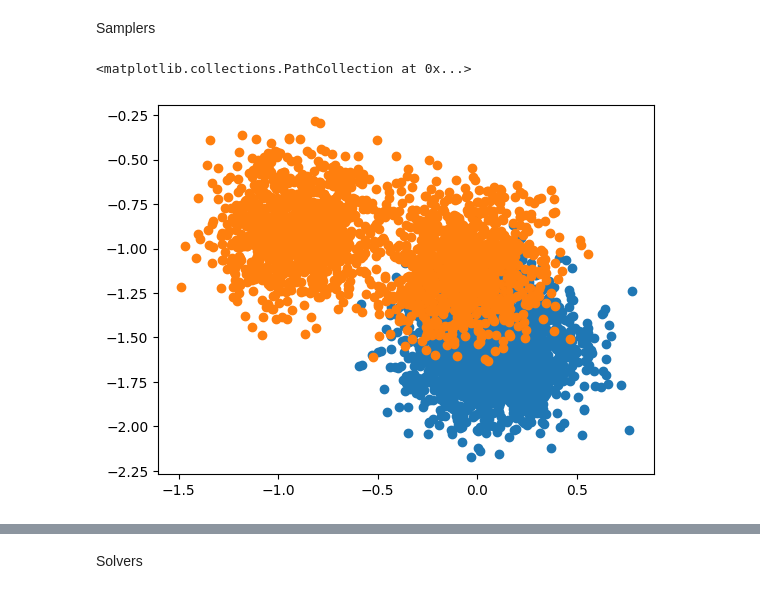
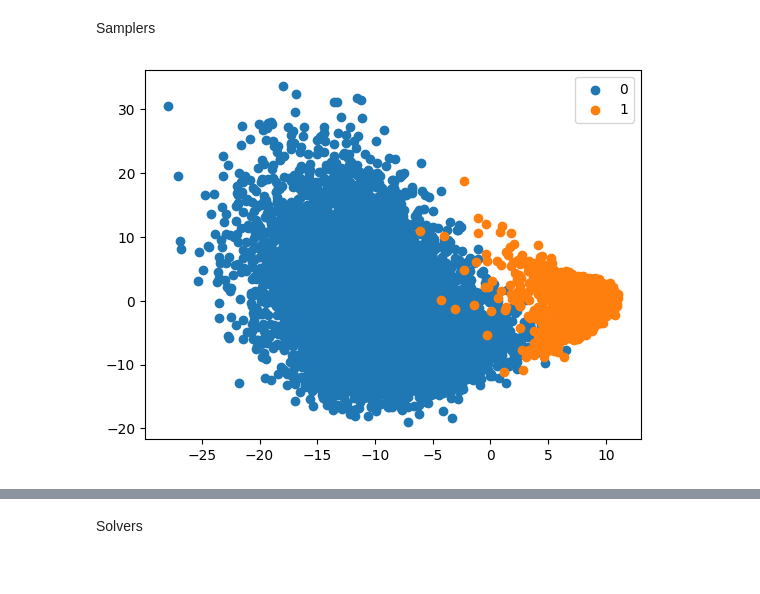
Before and after one commit to yy214/cluster-for-opt, a Jupyter notebook: clustering_for_opt.ipynb, the cells around one changed output, grey strips where cells are left out. Drawn from its saved outputs; the diff is of its cells as text; code cells hidden in the pictures.

```diff
--- a/clustering_for_opt.ipynb
+++ b/clustering_for_opt.ipynb
@@ -40,6 +40,7 @@ testset = torchvision.datasets.MNIST(root='./data',
                                      )
 # %%
 from torch.utils.data import TensorDataset
+from sklearn.preprocessing import StandardScaler
 
 def filter_classes_MNIST(dataset, classes_to_keep):
 
@@ -51,7 +52,12 @@ def filter_classes_MNIST(dataset, classes_to_keep):
     mask = (targets == classes_to_keep[0]) | (targets == classes_to_keep[1])
 
     # Apply mask
-    filtered_data = (data[mask] / 255).float()
+    # filtered_data = (data[mask] / 255).float()
+
+    scaler = StandardScaler()
+    filtered_data = torch.from_numpy(scaler.fit_transform(data[mask])).float()
+
+    # filtered_data = (filtered_data - filtered_data.mean(axis=0)) / np.sqrt(filtered_data.var(axis=0))
 
     label_map = {classes_to_keep[0]: 0, classes_to_keep[1]: 1}
     filtered_targets = torch.tensor([label_map[t.item()] for t in targets[mask]])
@@ -116,7 +122,7 @@ def log_01_criterion(pred, labels):
     l = labels.view(-1, 1)*2 - 1
     return (nn.functional.softplus(-l*pred)).mean()
 # %%
-dataset = make_2d_classification() # mnist_01_train
+dataset = mnist_01_train #make_2d_classification()
 clustered_data, full_labels = dataset.tensors
 labeled_data = logistic_label_01_process(dataset)
 # %%
@@ -127,12 +133,13 @@ compressed_data = dimension_reduction(clustered_data, alg="pca")
 # %%
 compressed_labeled = dimension_reduction(labeled_data, alg="pca")
 mask_0 = (full_labels == 0)
 mask_1 = (full_labels == 1)
-plt.scatter(compressed_labeled[mask_0,0], compressed_labeled[mask_0,1])
-plt.scatter(compressed_labeled[mask_1,0], compressed_labeled[mask_1,1])
+plt.scatter(compressed_data[mask_0,0], compressed_data[mask_0,1], label="0")
+plt.scatter(compressed_data[mask_1,0], compressed_data[mask_1,1], label="1")
+plt.legend()
+plt.show()
 # %% [output]
-<matplotlib.collections.PathCollection at 0x...>
-[figure, old version]
+[figure, new version]
 # %%
 cluster_sampler = ClusterSampler(dataset, 64, label_processing=logistic_label_01_process)
 for i in range(cluster_sampler.cluster_count):
```
Also changed, not shown: parts of 24 cells of this notebook, 30 other files.
